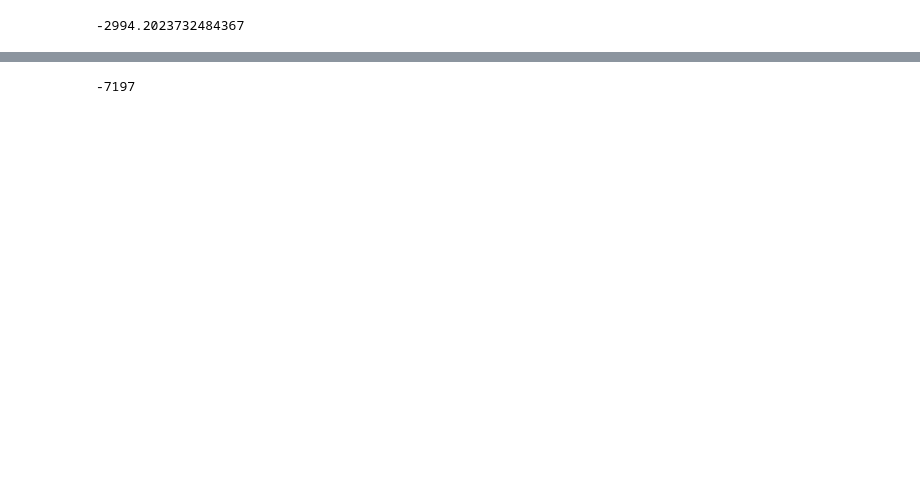
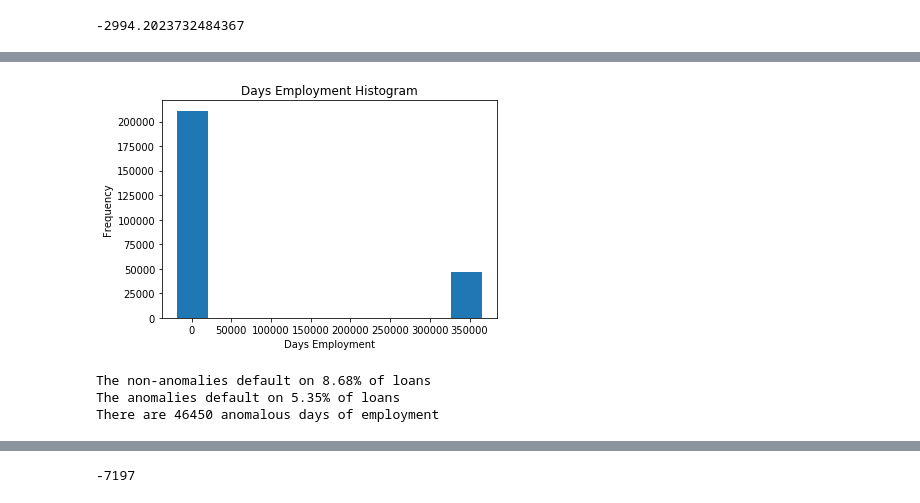
Before and after one commit to vinothhunt/Social-Financial-Lending-Hackathon, a Jupyter notebook: Financial.ipynb, the cells around one changed output, grey strips where cells are left out. Saved outputs shown, nothing was run; the diff lists cells and outputs as text; code cells hidden in the pictures; blank space fills up the shorter version.

Commit message:
Encoding and EDA

```diff
--- a/Financial.ipynb
+++ b/Financial.ipynb
@@ -206,0 +287,20 @@ df1.DAYS_ID_PUBLISH .mean()
+# %%
+# Create a label encoder object
+le = LabelEncoder()
+le_count = 0
+
+# Iterate through the columns
+for col in df_train:
+    if df_train[col].dtype == 'object':
+        # If 2 or fewer unique categories
+        if len(list(df_train[col].unique())) <= 2:
+            # Train on the training data
+            le.fit(df_train[col])
+            # Transform both training and testing data
+            df_train[col] = le.transform(df_train[col])
+            df_test[col] = le.transform(df_test[col])
+
+            # Keep track of how many columns were label encoded
+            le_count += 1
+
+print('%d columns were label encoded.' % le_count)
@@ -206,0 +309,7 @@ df1.DAYS_ID_PUBLISH .mean()
+# %%
+# one-hot encoding of categorical variables
+df_train = pd.get_dummies(df_train)
+df_test = pd.get_dummies(df_test)
+
+print('Training Features shape: ', df_train.shape)
+print('Testing Features shape: ', df_test.shape)
@@ -206,0 +343,18 @@ df1.DAYS_ID_PUBLISH .mean()
+# %%
+# matplotlib and seaborn for plotting
+import matplotlib.pyplot as plt
+import seaborn as sns
+df_train['DAYS_EMPLOYED'].plot.hist(title = 'Days Employment Histogram');
+plt.xlabel('Days Employment');
+# %% [output]
+[figure, added]
+# %%
+anom = df_train[df_train['DAYS_EMPLOYED'] == 365243]
+non_anom = df_train[df_train['DAYS_EMPLOYED'] != 365243]
+print('The non-anomalies default on %0.2f%% of loans' % (100 * non_anom['TARGET'].mean()))
+print('The anomalies default on %0.2f%% of loans' % (100 * anom['TARGET'].mean()))
+print('There are %d anomalous days of employment' % len(anom))
+# %% [output]
+The non-anomalies default on 8.68% of loans
+The anomalies default on 5.35% of loans
+There are 46450 anomalous days of employment
```
Also changed, not shown: parts of 28 cells of this notebook.
